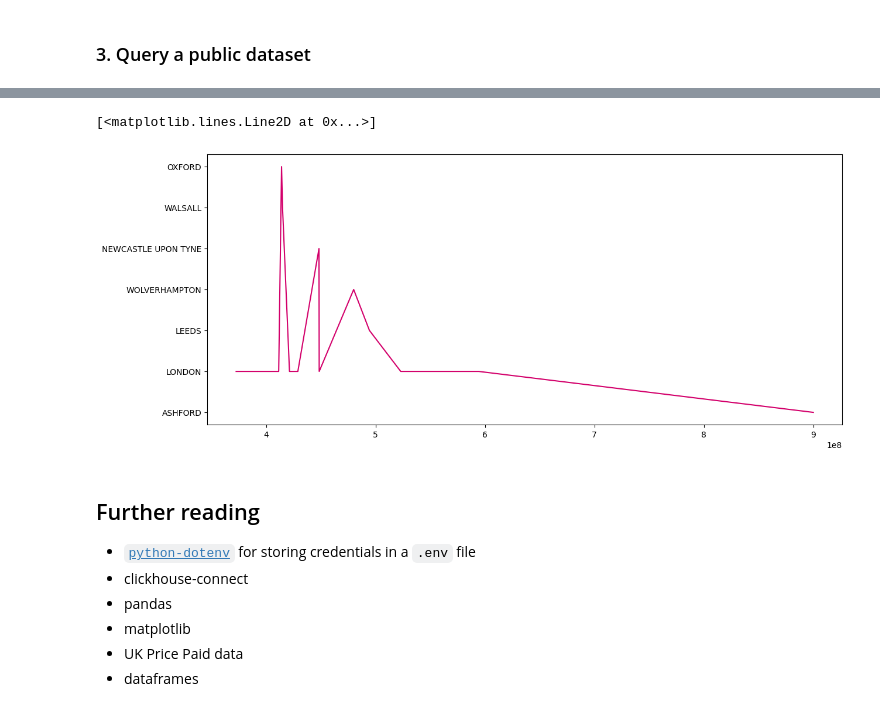
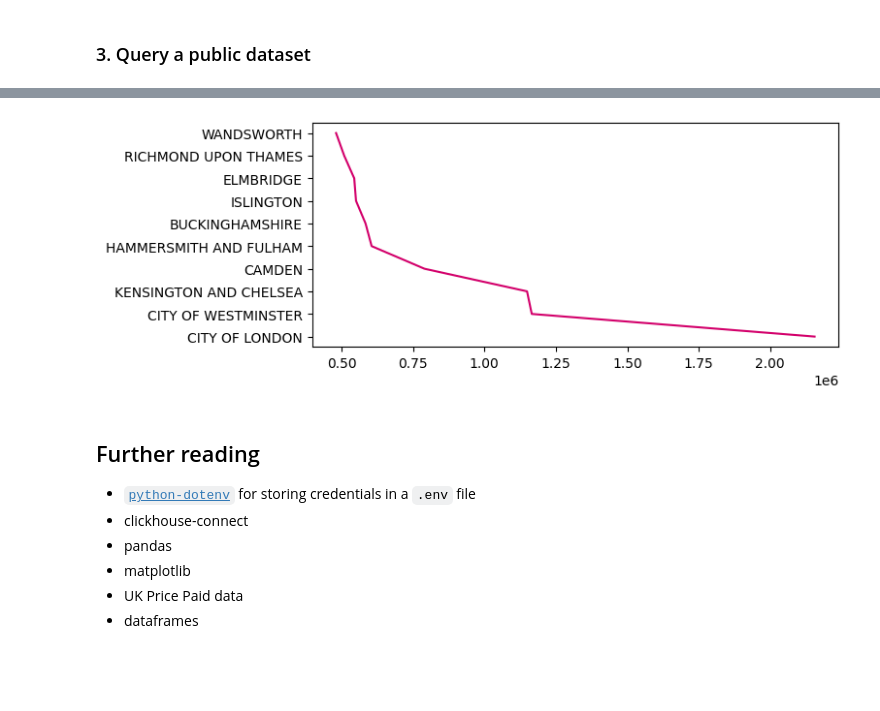
Before and after one commit to DanRoscigno/Jupyter-lab-notes, a Jupyter notebook: notebooks/UK_price_paid.ipynb, the cells around one changed output, grey strips where cells are left out. Cells and saved outputs as stored; diff of their text form; code cells hidden in the pictures; blank space fills up the shorter version.

```diff
--- a/notebooks/UK_price_paid.ipynb
+++ b/notebooks/UK_price_paid.ipynb
@@ -54,12 +54,11 @@ client = clickhouse_connect.get_client(
 # %% [markdown]
 ### 3. Query a public dataset
 # %%
-uk_prices = """select price, locality, town, county from default.uk_price_paid ORDER BY price DESC LIMIT 20"""
+uk_prices = """select AVG(price) AS avg_price, district from default.uk_price_paid group BY district ORDER BY avg_price DESC LIMIT 10"""
 result = client.query(uk_prices)
 df = pd.DataFrame(result.result_set,
-                  columns=['price',
-                     'locality',
-                     'town',
-                     'county'])
+                  columns=['avg_price',
+                           'district',
+                          ])
 df.style.hide(axis='index')
 # %% [output]
@@ -83,15 +76,14 @@ df.style.hide(axis='index')
 # %%
-plt.rcParams["figure.figsize"] = (14,6)
+plt.rcParams["figure.figsize"] = (7,3)
 #define colors to use
 col1 = '#D3006B'
 col2 = 'red'
 
 #define subplots
 fig,ax = plt.subplots()
-ax.plot(df.price, df.town, color=col1)
+ax.plot(df.avg_price, df.district, color=col1);
 # %% [output]
-[<matplotlib.lines.Line2D at 0x...>]
-[figure, old version]
+[figure, new version]
 # %% [markdown]
 ## Further reading
 - [`python-dotenv`](https://pypi.org/project/python-dotenv/) for storing credentials in a `.env` file
```
Also changed, not shown: parts of 2 cells of this notebook.
